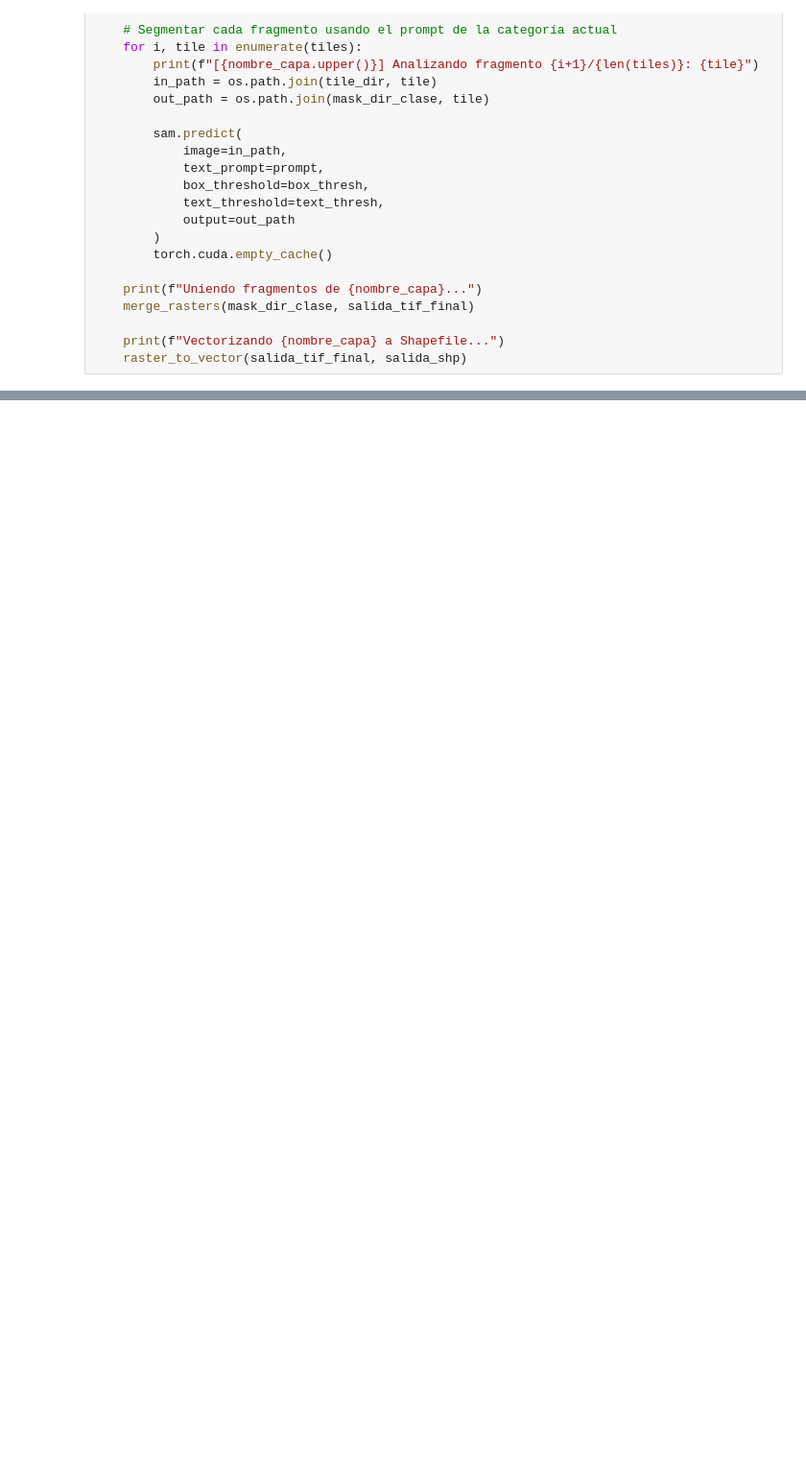
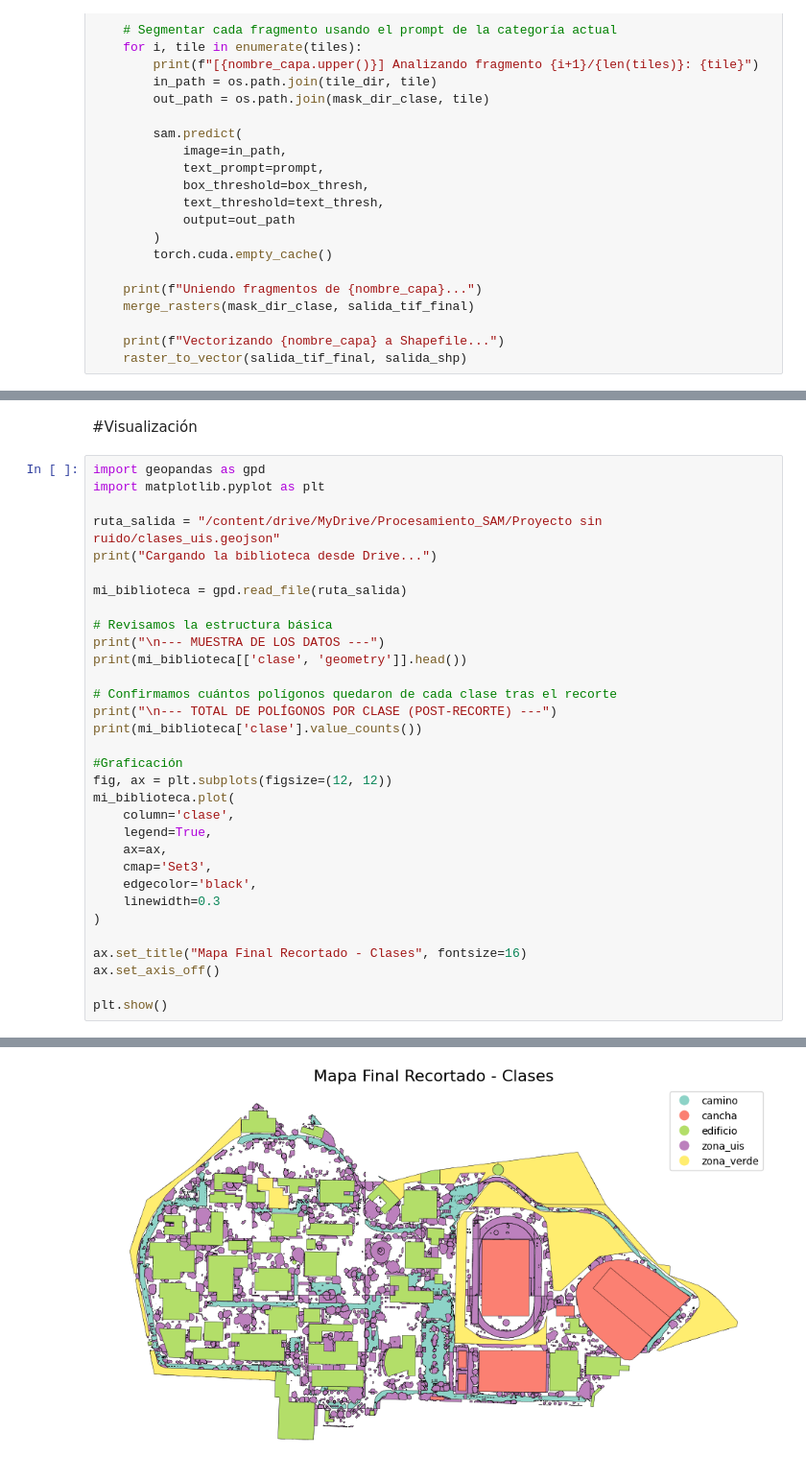
Before and after one commit to Manmanfr/UIS-Render, a Jupyter notebook: Segmentacion con LANGSAM.ipynb, the cells around one changed output, grey strips where cells are left out. Shown at 96% size. Saved outputs shown, nothing was run; the diff lists cells and outputs as text; blank space fills up the shorter version.

```diff
--- a/Segmentacion con LANGSAM.ipynb
+++ b/Segmentacion con LANGSAM.ipynb
@@ -104,0 +165,35 @@ for nombre_capa, (prompt, box_thresh, text_thresh) in categorias.items():
+# %% [markdown]
+#Visualización
+# %%
+import geopandas as gpd
+import matplotlib.pyplot as plt
+
+ruta_salida = "/content/drive/MyDrive/Procesamiento_SAM/Proyecto sin ruido/clases_uis.geojson"
+print("Cargando la biblioteca desde Drive...")
+
+mi_biblioteca = gpd.read_file(ruta_salida)
+
+# Revisamos la estructura básica
+print("\n--- MUESTRA DE LOS DATOS ---")
+print(mi_biblioteca[['clase', 'geometry']].head())
+
+# Confirmamos cuántos polígonos quedaron de cada clase tras el recorte
+print("\n--- TOTAL DE POLÍGONOS POR CLASE (POST-RECORTE) ---")
+print(mi_biblioteca['clase'].value_counts())
+
+#Graficación
+fig, ax = plt.subplots(figsize=(12, 12))
+mi_biblioteca.plot(
+    column='clase',
+    legend=True,
+    ax=ax,
+    cmap='Set3',
+    edgecolor='black',
+    linewidth=0.3
+)
+
+ax.set_title("Mapa Final Recortado - Clases", fontsize=16)
+ax.set_axis_off()
+
+plt.show()
+# %% [output]
@@ -104,0 +220 @@ for nombre_capa, (prompt, box_thresh, text_thresh) in categorias.items():
+[figure, added]
```
Also changed, not shown: parts of 3 cells of this notebook.
